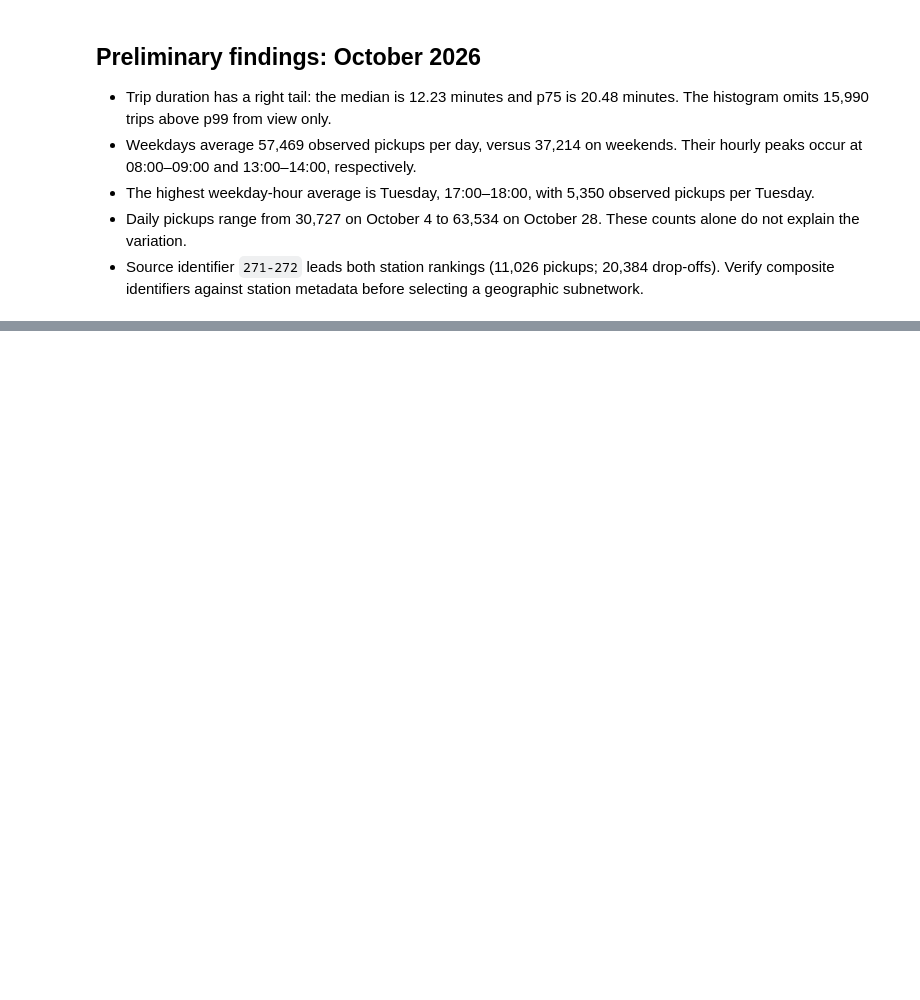
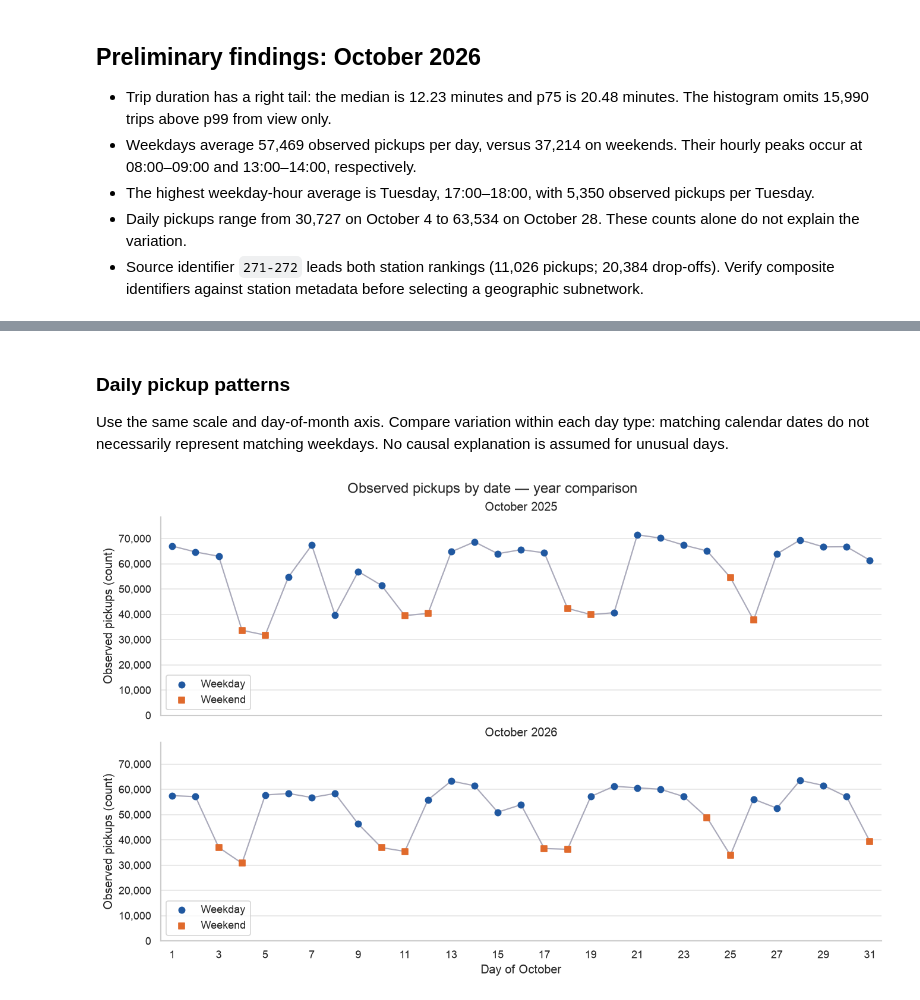
Before and after one commit to peperromitec/STOCHASTIC, a Jupyter notebook: stage1.ipynb, the cells around one changed output, grey strips where cells are left out. Drawn from its saved outputs; the diff is of its cells as text; code cells hidden in the pictures; blank space fills up the shorter version.

```diff
--- a/stage1.ipynb
+++ b/stage1.ipynb
@@ -568,0 +664,23 @@ plt.show()
+# %% [markdown]
+### Daily pickup patterns
+
+Use the same scale and day-of-month axis. Compare variation within each day type: matching calendar dates do not necessarily represent matching weekdays. No causal explanation is assumed for unusual days.
+# %%
+daily_limit = max(data["daily"].max() for data in comparison.values()) * 1.1
+fig, axes = plt.subplots(2, 1, figsize=(11, 7), sharex=True, sharey=True, layout="constrained")
+for ax, year in zip(axes, [2025, 2026]):
+    daily = comparison[year]["daily"]
+    # Look for repeating weekend dips and departures from the usual daily pattern.
+    ax.plot(daily.index.day, daily.values, color=CONTEXT, linewidth=1.3)
+    for weekend, label, marker in [(False, "Weekday", "o"), (True, "Weekend", "s")]:
+        mask = (daily.index.dayofweek >= 5) == weekend
+        ax.scatter(daily.index.day[mask], daily.values[mask], color=DAY_TYPE_COLORS[weekend],
+                   marker=marker, label=label, s=38, zorder=3)
+    ax.set(title=f"October {year}", ylabel="Observed pickups (count)", ylim=(0, daily_limit), xlim=(0.5, 31.5))
+    ax.yaxis.set_major_formatter(StrMethodFormatter("{x:,.0f}"))
+    ax.legend(loc="lower left")
+axes[-1].set(xlabel="Day of October", xticks=range(1, 32, 2))
+fig.suptitle("Observed pickups by date — year comparison")
+plt.show()
+# %% [output]
+[figure, added]
```
Also changed, not shown: parts of 53 cells of this notebook, 3 other files.
